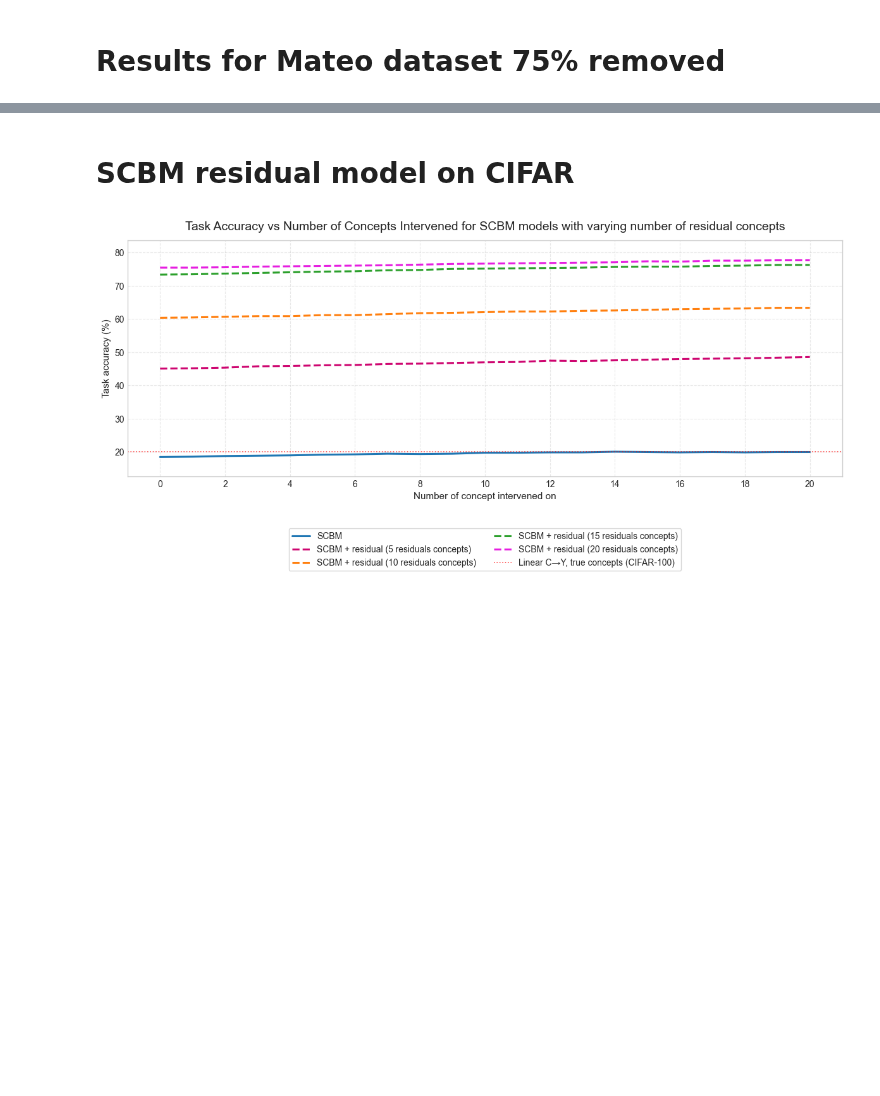
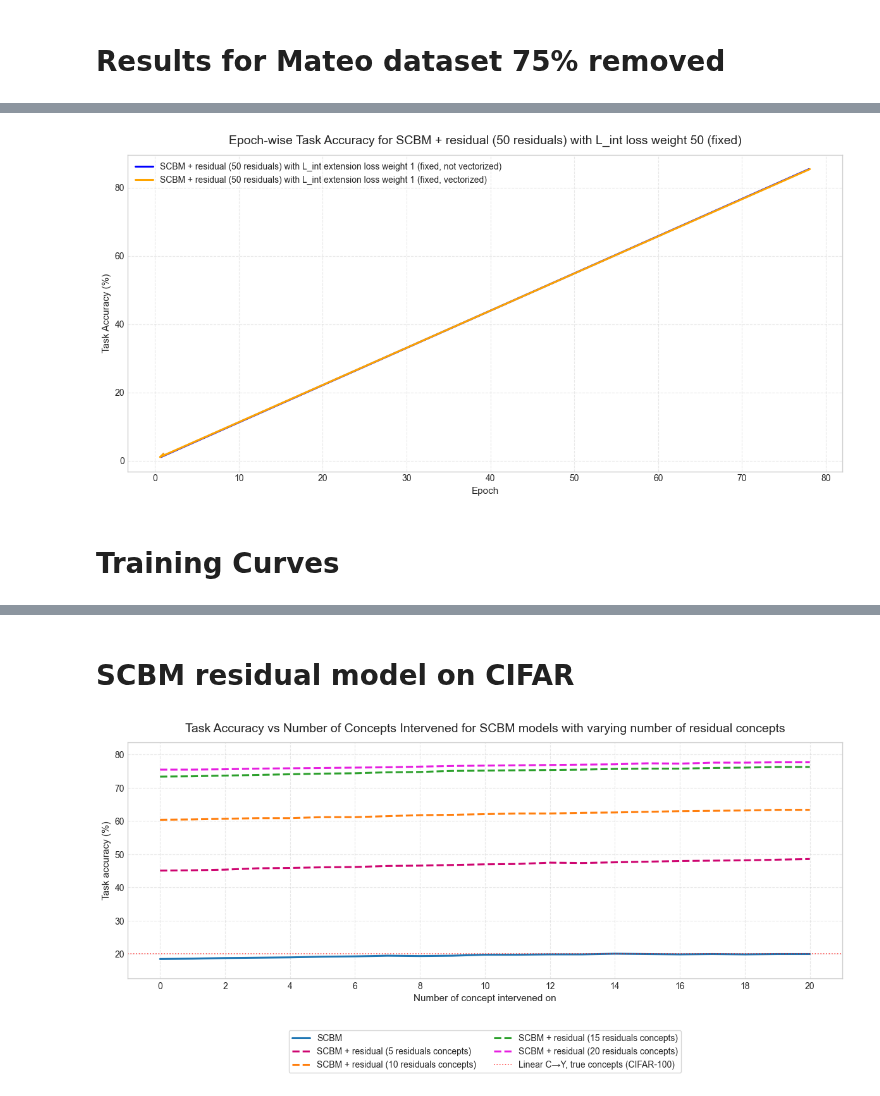
Before and after one commit to stephenmarcou/SCBM_implementation, a Jupyter notebook: results.ipynb, the cells around one changed output, grey strips where cells are left out. Saved outputs shown, nothing was run; the diff lists cells and outputs as text; code cells hidden in the pictures; blank space fills up the shorter version.

```diff
--- a/results.ipynb
+++ b/results.ipynb
@@ -1448,3 +1380,63 @@ display(
+# %%
+def extract_epoch_accuracies(full_model_path):
+    epoch_accuracies = []
+    with open(os.path.join(full_model_path, "log.txt"), "r") as f:
+        lines = f.readlines()
+        for line in lines:
+            if "Epoch" in line and "y_accuracy" in line and "c_accuracy" in line and "Train" in line:
+                epoch_num = re.findall(r"Epoch\s*(\d+)", line)[0]
+                y_accuracy = re.findall(r"y_accuracy:\s*([0-9.]+)", line)[0]
+                c_accuracy = re.findall(r"c_accuracy:\s*([0-9.]+)", line)[0]
+                epoch_accuracies.append((int(epoch_num), float(y_accuracy) * 100, float(c_accuracy) * 100))
+    return epoch_accuracies
+
+scbm_model_dir = os.path.join("experiments", "scbm", "CUB")
+scbm_res_model_dir = os.path.join("experiments", "scbm_residual", "CUB")
+cbm_model_dir = os.path.join("experiments", "cbm", "CUB")
+
+model_dirs_titles = [("Mateo_025_fixed_emp_perc_L_int_extension_loss_weight_1_2026-05-12_13-27-37_7d2de", "SCBM + residual (50 residuals) with L_int extension loss weight 1 (fixed)"),
+
+                     ]
+
+model_dir_not_vectorized = "Mateo_025_fixed_emp_perc_L_int_extension_loss_weight_1_2026-05-12_13-27-37_7d2de"
+model_dir_vectorized = "Mateo_025_fixed_emp_perc_vectorized_L_int_extension_loss_weight_1_2026-05-12_18-29-52_35183"
+
+full_model_path = os.path.join(scbm_res_model_dir, model_dir)
+epoch_accuracies_vectorized = extract_epoch_accuracies(os.path.join(scbm_res_model_dir, model_dir_not_vectorized))
+epoch_accuracies_not_vectorized = extract_epoch_accuracies(os.path.join(scbm_res_model_dir, model_dir_vectorized))
+fig, ax = plt.subplots(figsize=(12, 6))
+
+ax.plot(
+    epoch_accuracies_vectorized[0],
+    epoch_accuracies_vectorized[1],
+    color = "blue",
+    linewidth=2.2,
+    markersize=6,
+    linestyle="-",
+    label=r"SCBM + residual (50 residuals) with L_int extension loss weight 1 (fixed, not vectorized)",
+)
+
+ax.plot(
+    epoch_accuracies_not_vectorized[0],
+    epoch_accuracies_not_vectorized[1],
+    color = "orange",
+    linewidth=2.2,
+    markersize=6,
+    linestyle="-",
+    label=r"SCBM + residual (50 residuals) with L_int extension loss weight 1 (fixed, vectorized)",
+)
+
+ax.set_title(f"Epoch-wise Task Accuracy for {title}", fontsize=14, pad=12)
+ax.set_xlabel("Epoch", fontsize=11)
+ax.set_ylabel("Task Accuracy (%)", fontsize=11)
+ax.grid(True, which="major", linestyle="--", alpha=0.45)
+ax.legend(loc="upper left")
+fig.tight_layout()
+plt.show()
+# %% [output]
+[figure, added]
+# %% [markdown]
+# Training Curves
 # %%
 def extract_epoch_accuracies(full_model_path):
     epoch_accuracies = []
```
Also changed, not shown: parts of 10 cells of this notebook, 2 other files.
